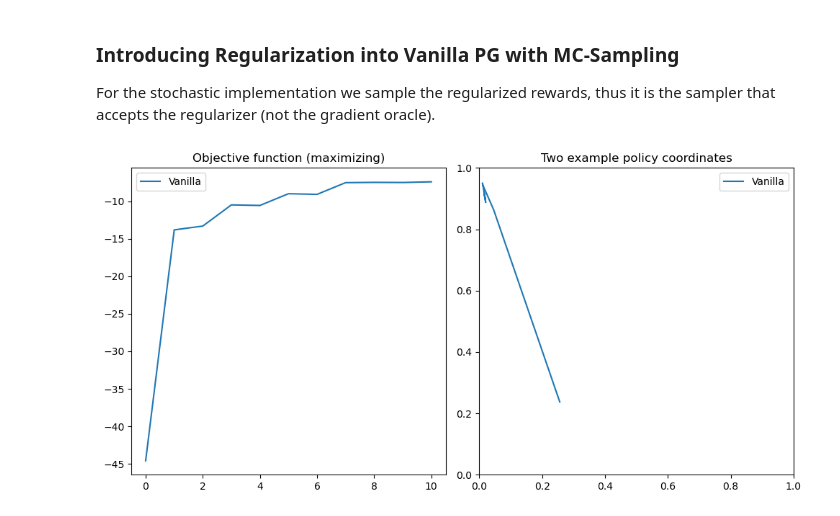
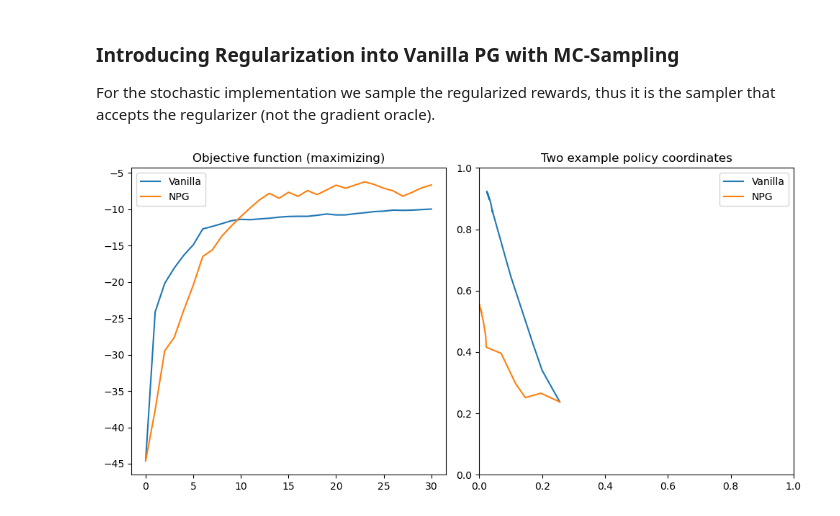
Before and after one commit to RenardDesNeiges/CIRL_Experiments, a Jupyter notebook: regularization.ipynb, the cells around one changed output. Saved outputs shown, nothing was run; the diff lists cells and outputs as text; code cells hidden in the pictures.

```diff
--- a/regularization.ipynb
+++ b/regularization.ipynb
@@ -157,11 +158,11 @@ For the stochastic implementation we sample the regularized rewards, thus it is
 # %%
 sampler = Sampler(gridMDP,key)
 # %%
-STEPS = 10
-LR_VPG = 5e-2
-LR_NPG = 1e-3
-HORIZON = 10
-BATCH = 10
+STEPS = 30
+LR_VPG = 1e-2
+LR_NPG = 2e-4
+HORIZON = 15
+BATCH = 30
 mCVanillaGrad = monteCarloVanillaGrad(
                                gridMDP,
                                sampler,
@@ -169,32 +170,32 @@ mCVanillaGrad = monteCarloVanillaGrad(
                                parametrization,
                                HORIZON,BATCH,reg)
 
-# mCNaturalGrad = monteCarloNaturalGrad(
-#                                gridMDP,
-#                                sampler,
-#                                key,
-#                                parametrization,
-#                                HORIZON,BATCH,reg)
+mCNaturalGrad = monteCarloNaturalGrad(
+                               gridMDP,
+                               sampler,
+                               key,
+                               parametrization,
+                               HORIZON,BATCH,reg)
 
 alg_mc_vanilla = PolicyGradientMethod(gridMDP,key,mCVanillaGrad,logger)
-# alg_mc_natural = PolicyGradientMethod(gridMDP,key,mCNaturalGrad,logger,clip_thresh=1e3)
+alg_mc_natural = PolicyGradientMethod(gridMDP,key,mCNaturalGrad,logger,clip_thresh=1e3)
 log_v, theta_v = alg_mc_vanilla.train(STEPS,LR_VPG)
-# log_n, theta_n = alg_mc_natural.train(STEPS,LR_NPG)
+log_n, theta_n = alg_mc_natural.train(STEPS,LR_NPG)
 # %%
 PI_COORD = 3
 def plot_perf_pis(log,ax):
     js=jnp.stack([e['J'] for e in log])
     pis=jnp.stack([e['pi'] for e in log])
     ax[0].plot(js)
     ax[1].plot(pis[:,PI_COORD,0],pis[:,PI_COORD,1])
 
 fig, ax = plt.subplots(1,2,figsize=(10,5))
 plot_perf_pis(log_v,ax)
-# plot_perf_pis(log_n,ax)
+plot_perf_pis(log_n,ax)
 ax[0].set_title('Objective function (maximizing)')
 ax[1].set_title('Two example policy coordinates')
 ax[1].set_xlim([0,1]);ax[1].set_ylim([0,1])
 ax[0].legend(['Vanilla','NPG']);ax[1].legend(['Vanilla','NPG'])
 fig.tight_layout(); plt.show()
 # %% [output]
-[figure, old version]
+[figure, new version]
```
Also changed, not shown: parts of 2 cells of this notebook, 7 other files.
